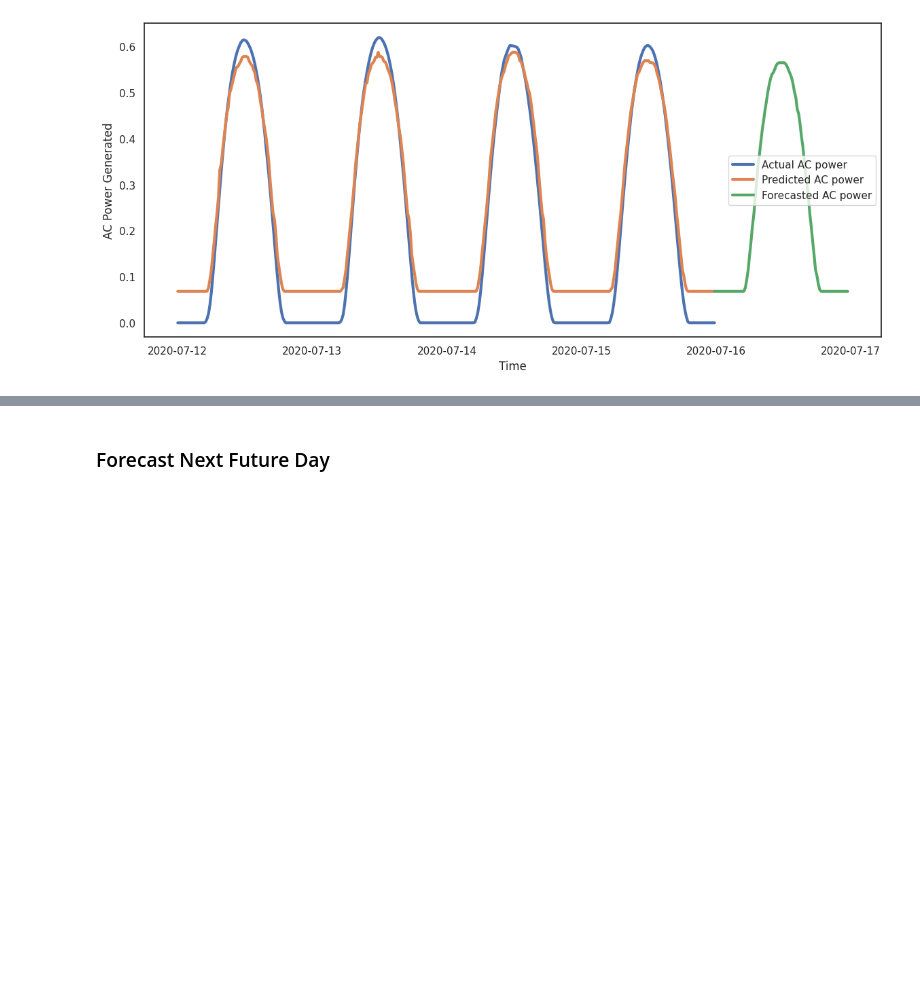
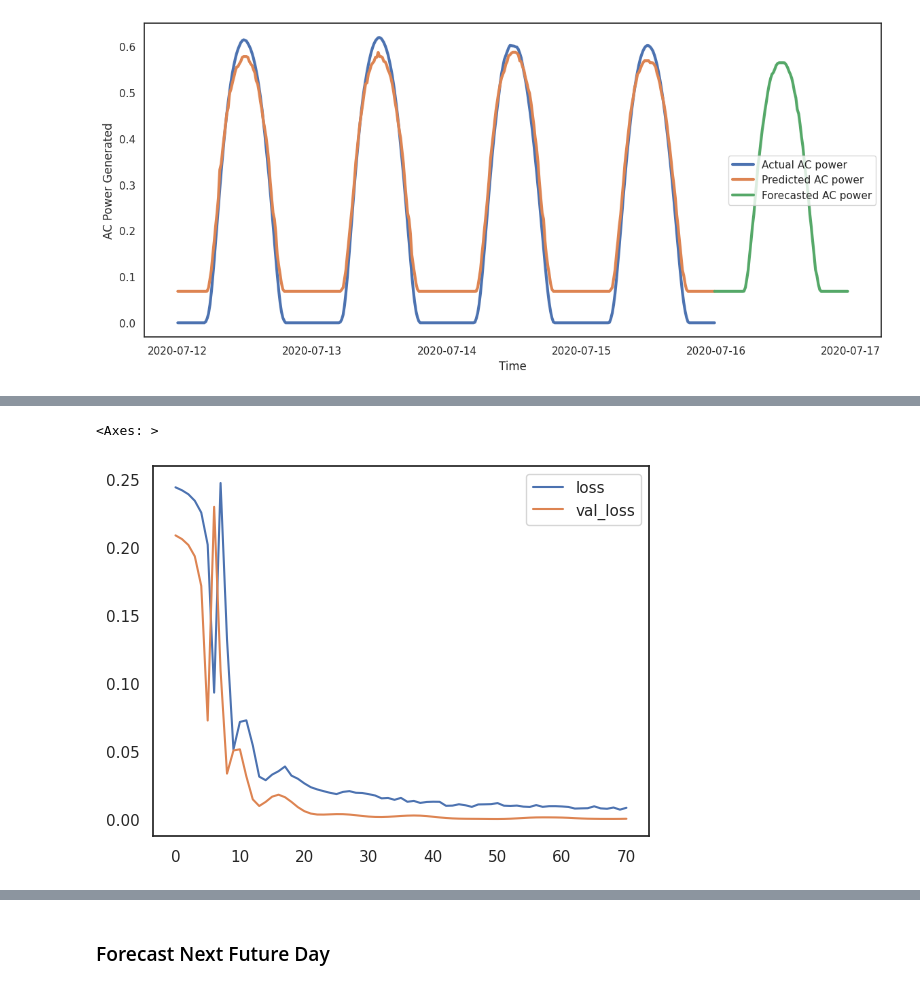
Before and after one commit to Icaro1ronaldo/solar_forecasting, a Jupyter notebook: notebooks/solar_forecasting.ipynb, the cells around one changed output, grey strips where cells are left out. Cells and saved outputs as stored; diff of their text form; code cells hidden in the pictures; blank space fills up the shorter version.

```diff
--- a/notebooks/solar_forecasting.ipynb
+++ b/notebooks/solar_forecasting.ipynb
@@ -341,0 +304,2 @@ RMSE: 0.009161529701634476
+# %%
+LSTMForecaster_model = LSTMForecaster()
@@ -341,0 +340,6 @@ RMSE: 0.009161529701634476
+# %%
+history = pd.DataFrame(LSTMForecaster_model.history.history)
+history.plot()
+# %% [output]
+<Axes: >
+[figure, added]
```
Also changed, not shown: parts of 59 cells of this notebook, 7 other files.
